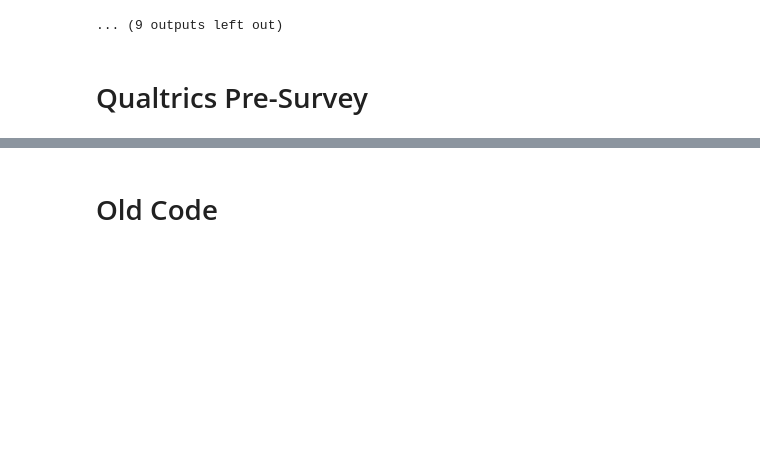
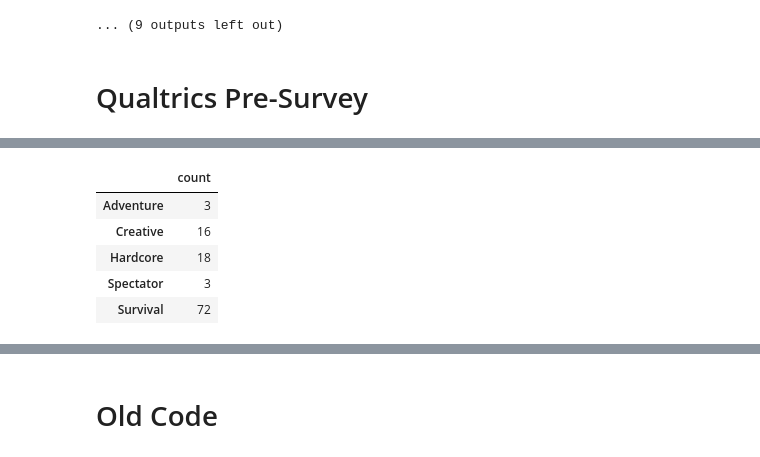
Before and after one commit to chloegeller/minecraftcollab, a Jupyter notebook: src/python/data-reformart.ipynb, the cells around one changed output, grey strips where cells are left out. Drawn from its saved outputs; the diff is of its cells as text; code cells hidden in the pictures; blank space fills up the shorter version.

```diff
--- a/src/python/data-reformart.ipynb
+++ b/src/python/data-reformart.ipynb
@@ -249,0 +260,11 @@ df_act =
+# %%
+df_mode = pd.DataFrame(df_q["mc_mode"].str.get_dummies(sep=",").T.sum(axis=1))
+df_mode = df_mode.rename(columns={0:"count"})
+df_mode
+# %% [output]
+|  | count |
+| Adventure | 3 |
+| Creative | 16 |
+| Hardcore | 18 |
+| Spectator | 3 |
+| Survival | 72 |
```
Also changed, not shown: parts of 11 cells of this notebook.
